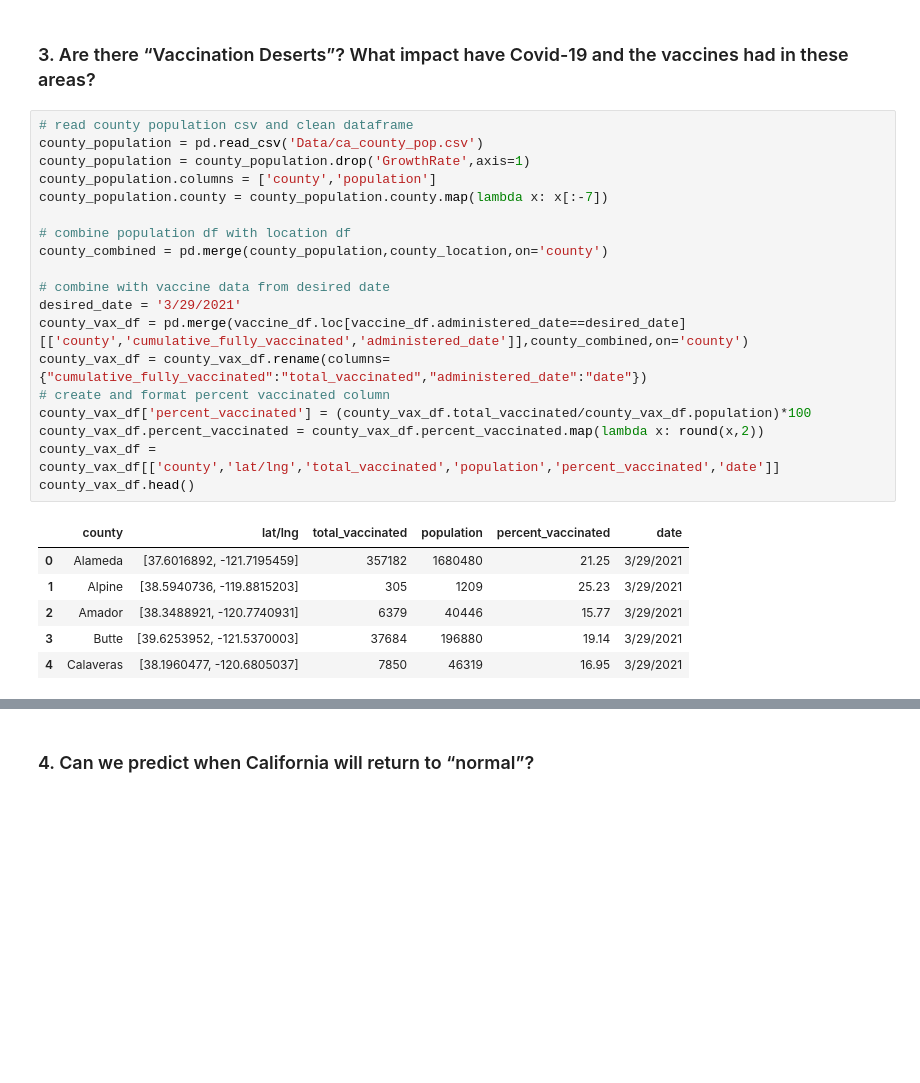
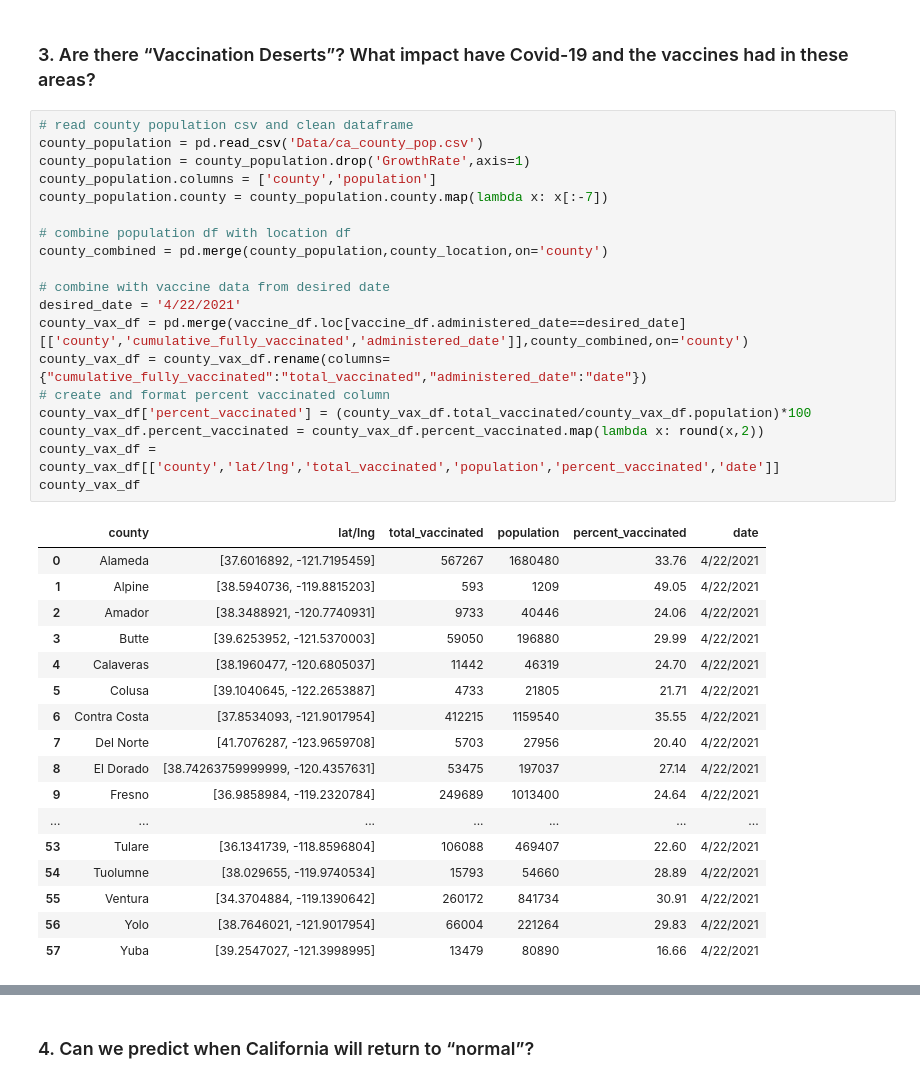
Before and after one commit to danijmartin/Covid-19-California, a Jupyter notebook: covid19_ca_main.ipynb, the cells around one changed output, grey strips where cells are left out. Cells and saved outputs as stored; diff of their text form; blank space fills up the shorter version.

```diff
--- a/covid19_ca_main.ipynb
+++ b/covid19_ca_main.ipynb
@@ -191,29 +176,40 @@ county_location
 # %%
 # read county population csv and clean dataframe
 county_population = pd.read_csv('Data/ca_county_pop.csv')
 county_population = county_population.drop('GrowthRate',axis=1)
 county_population.columns = ['county','population']
 county_population.county = county_population.county.map(lambda x: x[:-7])
 
 # combine population df with location df
 county_combined = pd.merge(county_population,county_location,on='county')
 
 # combine with vaccine data from desired date
-desired_date = '3/29/2021'
+desired_date = '4/22/2021'
 county_vax_df = pd.merge(vaccine_df.loc[vaccine_df.administered_date==desired_date][['county','cumulative_fully_vaccinated','administered_date']],county_combined,on='county')
 county_vax_df = county_vax_df.rename(columns={"cumulative_fully_vaccinated":"total_vaccinated","administered_date":"date"})
 # create and format percent vaccinated column
 county_vax_df['percent_vaccinated'] = (county_vax_df.total_vaccinated/county_vax_df.population)*100
 county_vax_df.percent_vaccinated = county_vax_df.percent_vaccinated.map(lambda x: round(x,2))
 county_vax_df = county_vax_df[['county','lat/lng','total_vaccinated','population','percent_vaccinated','date']]
-county_vax_df.head()
+county_vax_df
 # %% [output]
 |  | county | lat/lng | total_vaccinated | population | percent_vaccinated | date |
-| 0 | Alameda | [37.6016892, -121.7195459] | 357182 | 1680480 | 21.25 | 3/29/2021 |
-| 1 | Alpine | [38.5940736, -119.8815203] | 305 | 1209 | 25.23 | 3/29/2021 |
-| 2 | Amador | [38.3488921, -120.7740931] | 6379 | 40446 | 15.77 | 3/29/2021 |
-| 3 | Butte | [39.6253952, -121.5370003] | 37684 | 196880 | 19.14 | 3/29/2021 |
-| 4 | Calaveras | [38.1960477, -120.6805037] | 7850 | 46319 | 16.95 | 3/29/2021 |
+| 0 | Alameda | [37.6016892, -121.7195459] | 567267 | 1680480 | 33.76 | 4/22/2021 |
+| 1 | Alpine | [38.5940736, -119.8815203] | 593 | 1209 | 49.05 | 4/22/2021 |
+| 2 | Amador | [38.3488921, -120.7740931] | 9733 | 40446 | 24.06 | 4/22/2021 |
+| 3 | Butte | [39.6253952, -121.5370003] | 59050 | 196880 | 29.99 | 4/22/2021 |
+| 4 | Calaveras | [38.1960477, -120.6805037] | 11442 | 46319 | 24.70 | 4/22/2021 |
+| 5 | Colusa | [39.1040645, -122.2653887] | 4733 | 21805 | 21.71 | 4/22/2021 |
+| 6 | Contra Costa | [37.8534093, -121.9017954] | 412215 | 1159540 | 35.55 | 4/22/2021 |
+| 7 | Del Norte | [41.7076287, -123.9659708] | 5703 | 27956 | 20.40 | 4/22/2021 |
+| 8 | El Dorado | [38.74263759999999, -120.4357631] | 53475 | 197037 | 27.14 | 4/22/2021 |
+| 9 | Fresno | [36.9858984, -119.2320784] | 249689 | 1013400 | 24.64 | 4/22/2021 |
+| ... | ... | ... | ... | ... | ... | ... |
+| 53 | Tulare | [36.1341739, -118.8596804] | 106088 | 469407 | 22.60 | 4/22/2021 |
+| 54 | Tuolumne | [38.029655, -119.9740534] | 15793 | 54660 | 28.89 | 4/22/2021 |
+| 55 | Ventura | [34.3704884, -119.1390642] | 260172 | 841734 | 30.91 | 4/22/2021 |
+| 56 | Yolo | [38.7646021, -121.9017954] | 66004 | 221264 | 29.83 | 4/22/2021 |
+| 57 | Yuba | [39.2547027, -121.3998995] | 13479 | 80890 | 16.66 | 4/22/2021 |
 # %%
 # find county population to normalize heat to show percent of population vaccinated
 fig = gmaps.figure()
```
Also changed, not shown: parts of 7 cells of this notebook, 10 other files.
